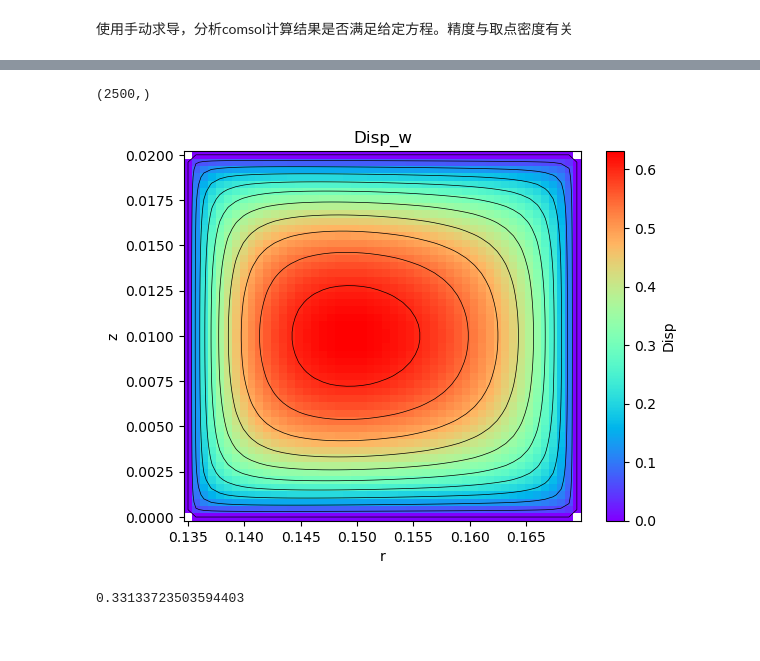
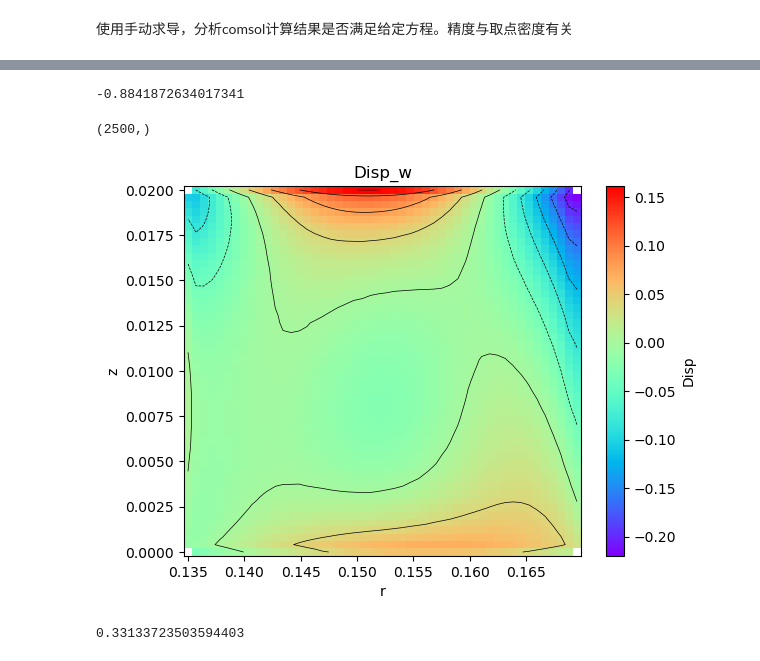
Before and after one commit to Yaoshengtai/PINN-Thermosolid-F-R, a Jupyter notebook: force_forward/force_comsol_detection.ipynb, the cells around one changed output, grey strips where cells are left out. Drawn from its saved outputs; the diff is of its cells as text; code cells hidden in the pictures.

```diff
--- a/force_forward/force_comsol_detection.ipynb
+++ b/force_forward/force_comsol_detection.ipynb
@@ -14,12 +14,13 @@ E=0.42
 mu =0.14 #泊松比
 G=E/2/(1+mu)  #剪切模量
 alpha=4*10**-6 #线膨胀系数
-beta=alpha *E /(1-2*mu) #热应力系数
+beta=alpha *E /(1-2*mu) *10**6 #热应力系数
 
 r1=0.135 #内径
 r2=0.1695  #外径
 h1=0.02  #高
 
 fem=pd.read_csv('./data/3_P_1_u_50.txt',delimiter=r'\s+')
+uu_run1=pd.read_csv('./data/run1-uu_array.txt',delimiter=r'\s+',header=None).to_numpy()
 #fem=pd.read_csv('./data/sz1_10.txt',delimiter=r'\s+')
 # %%
@@ -61,9 +62,13 @@ def manual_diff_z(u,z,num=200):
 # %%
 num=50
 
-u_f=fem['u'].values
+# u_f=fem['u'].values
+# r_f=fem['R'].values
+# w_f=fem['w'].values
+# z_f=fem['Z'].values
+u_f=uu_run1[:,0]
+w_f=uu_run1[:,1]
 r_f=fem['R'].values
-w_f=fem['w'].values
 z_f=fem['Z'].values
 
 r_norm, z_norm = torch.meshgrid(torch.linspace(0.0, 1.0, 50), torch.linspace(0.0, 1.0, 50))
@@ -90,10 +95,10 @@ dw_dz_n=manual_diff_z(w_f,z_norm,num)
 dw_dr_n=manual_diff_r(w_f,r_norm,num)
 du_dz_n=manual_diff_z(u_f,z_norm,num)
 
-sigma_rr=2*G * ((1-mu)/(1-2*mu)*du_dr + mu/(1-2*mu)*(u_f/r_f+dw_dz)) *10**-12
-sigma_theta=2*G * ((1-mu)/(1-2*mu)*u_f/r_f + mu/(1-2*mu)*(dw_dz+du_dr)) *10**-12
-sigma_zz=2*G * ((1-mu)/(1-2*mu)*dw_dz + mu/(1-2*mu)*(u_f/r_f+du_dr)) *10**-12
-sigma_zr=G*(dw_dr+du_dz)*10**-12
+sigma_rr=2*G * ((1-mu)/(1-2*mu)*du_dr + mu/(1-2*mu)*(u_f/r_f+dw_dz)) #*10**-12
+sigma_theta=2*G * ((1-mu)/(1-2*mu)*u_f/r_f + mu/(1-2*mu)*(dw_dz+du_dr)) #*10**-12
+sigma_zz=2*G * ((1-mu)/(1-2*mu)*dw_dz + mu/(1-2*mu)*(u_f/r_f+du_dr)) #*10**-12
+sigma_zr=G*(dw_dr+du_dz)#*10**-12
 
 sigma_rr_norm=2*G * ((1-mu)/(1-2*mu)*du_dr_n/(r2-r1) + mu/(1-2*mu)*(u_f/((r2-r1)*r_norm+r1)+dw_dz_n/h1)) *10**-12
 sigma_theta_nrom=2*G * ((1-mu)/(1-2*mu)*u_f/((r2-r1)*r_norm+r1) + mu/(1-2*mu)*(dw_dz_n/h1+du_dr_n/(r2-r1))) *10**-12
@@ -101,6 +106,10 @@ sigma_zz_norm=2*G * ((1-mu)/(1-2*mu)*dw_dz_n/h1 + mu/(1-2*mu)*(u_f/((r2-r1)*r_no
 sigma_zr_norm=G*(dw_dr_n/(r2-r1)+du_dz_n/h1)*10**-12
 # %%
 uu_run1=pd.read_csv('./data/run1-uu_array.txt',delimiter=r'\s+',header=None).to_numpy()
+# %%
+print(np.max(sigma_rr))
+# %% [output]
+-0.8841872634017341
 # %%
 print(np.shape(uu_run1[:,0]))
 # %% [output]
@@ -108,20 +117,20 @@ print(np.shape(uu_run1[:,0]))
 # %%
 check_on_x=torch.linspace(r1, r2, 50)
 check_on_y=torch.linspace(0.0, h1, 50)
 xx, yy = np.meshgrid(check_on_x, check_on_y)
 # 创建热力图
-show_array=uu_run1[:,5]
+show_array=sigma_zr-uu_run1[:,5]
 heatmap=plt.pcolormesh(xx, yy,show_array.reshape(xx.shape).T,cmap='rainbow')  # cmap是颜色映射，你可以根据需要选择
 contour_lines = plt.contour(xx, yy, show_array.reshape(xx.shape).T, 10,colors='black', linewidths=0.5)
 # 添加颜色条
 cbar=plt.colorbar(heatmap,label='Disp')
 # 添加轴标签
 plt.xlabel('r')
 plt.ylabel('z')
 plt.title('Disp_w')
 plt.show()
 # %% [output]
-[figure, old version]
+[figure, new version]
 # %%
 dr=(r2-r1)/200
 dz=h1/200
```
Also changed, not shown: parts of 1 cell of this notebook, 23 other files.
